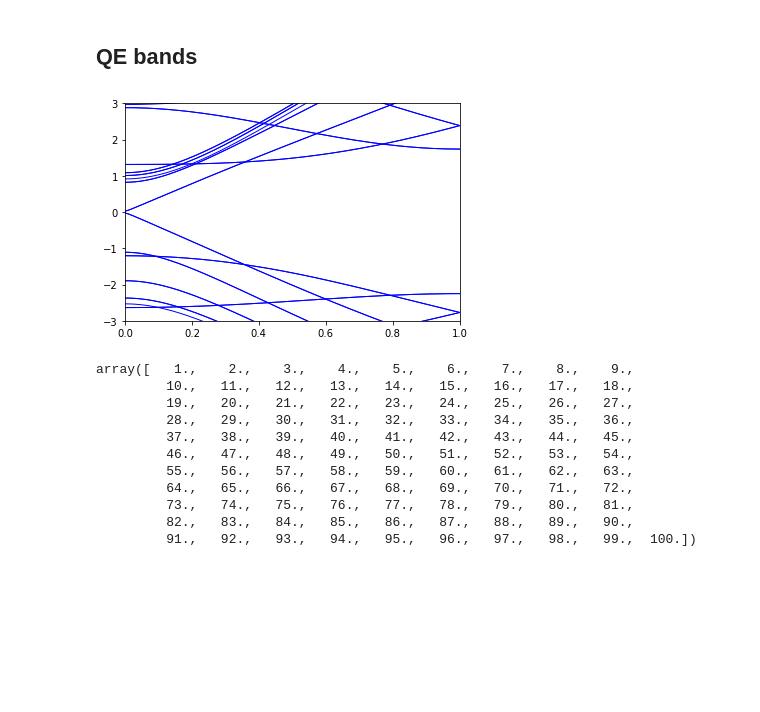
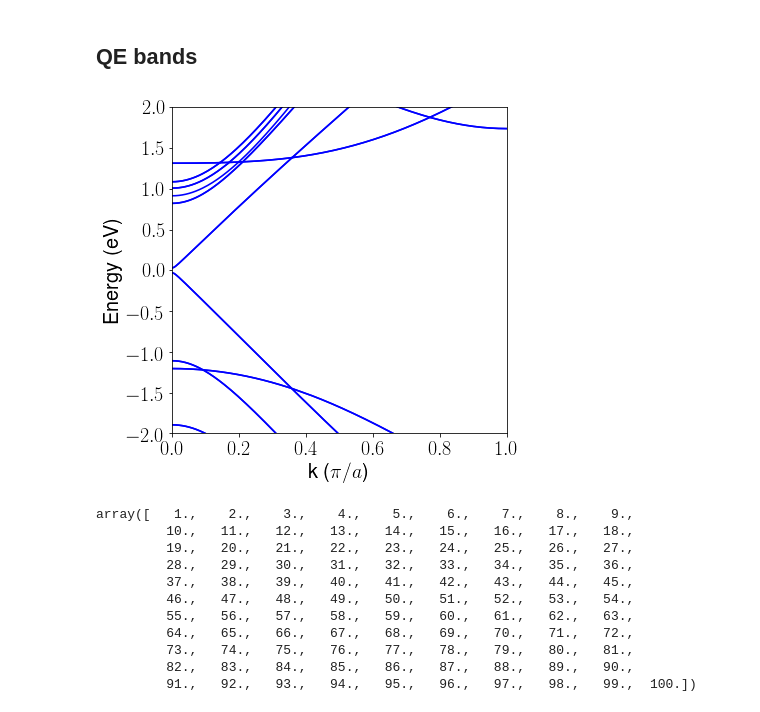
Before and after one commit to nanotech-empa/cp2k-spm-tools, a Jupyter notebook: ldos_postproc.ipynb, the cells around one changed output. Saved outputs shown, nothing was run; the diff lists cells and outputs as text; code cells hidden in the pictures; blank space fills up the shorter version.

```diff
--- a/ldos_postproc.ipynb
+++ b/ldos_postproc.ipynb
@@ -7,0 +1,15 @@ import os
+# %%
+import numpy as np
+import matplotlib.pyplot as plt
+import time
+import os
+
+%matplotlib inline
+
+from matplotlib import rc
+import matplotlib
+rc('font',**{'family':'sans-serif','sans-serif':['Helvetica']})
+## for Palatino and other serif fonts use:
+#rc('font',**{'family':'serif','serif':['Palatino']})
+rc('text', usetex=True)
+matplotlib.rcParams.update({'font.size': 40})
@@ -11,34 +29,39 @@ import os
 import qe_utils as qeu
 
 # [[label, scf_output_file, bands_output_dir]]
 datafiles = [["QE cnt 6,0",
               "/home/kristjan/local_work/qe_cnt_6-0_bands/scf.out",
               "/home/kristjan/local_work/qe_cnt_6-0_bands/"],
              ["QE cnt 12,0",
               "/home/kristjan/local_work/qe_cnt_12-0_bands/scf.out",
               "/home/kristjan/local_work/qe_cnt_12-0_bands/"]]
 
 # {'label'} = [kpts, eig_vals]
 datasets = {}
 
 for df in datafiles:
     kpts, eig_vals = qeu.read_and_shift_bands(df[1], df[2])
     datasets[df[0]] = [kpts, eig_vals]
 
 def add_qe_bands_to_plot(label, col, ls, lw, bzboundary):
     kpts_raw, eig_vals = datasets[label]
     # Convert kpts to correct units (from QE: 0.5 corresponds to BZ edge)
     kpts = kpts_raw*bzboundary/0.5
     for n in range(len(eig_vals[0])):
         if n == 0:
             plt.plot(np.abs(kpts[:, 0]), eig_vals[:, n], linestyle=ls, color=col, linewidth=lw, label=label)
         else:
             plt.plot(np.abs(kpts[:, 0]), eig_vals[:, n], linestyle=ls, color=col, linewidth=lw)
 
-add_qe_bands_to_plot('QE cnt 12,0', 'b', '-', '1', 1.0)
-plt.ylim([-3.0, 3.0])
+fig = plt.figure(figsize=(6, 6))
+
+add_qe_bands_to_plot('QE cnt 12,0', 'b', '-', '1.6', 1.0)
+plt.ylim([-2.0, 2.0])
 plt.xlim([0.0, 1.0])
+plt.ylabel("Energy (eV)")
+plt.xlabel(r'k ($\pi/a$)')
+plt.savefig('./fig/cnt120_band.png', dpi=300, bbox_inches='tight')
 plt.show()
 # %% [output]
-[figure, old version]
+[figure, new version]
 # %%
```
Also changed, not shown: parts of 3 cells of this notebook, 11 other files.
